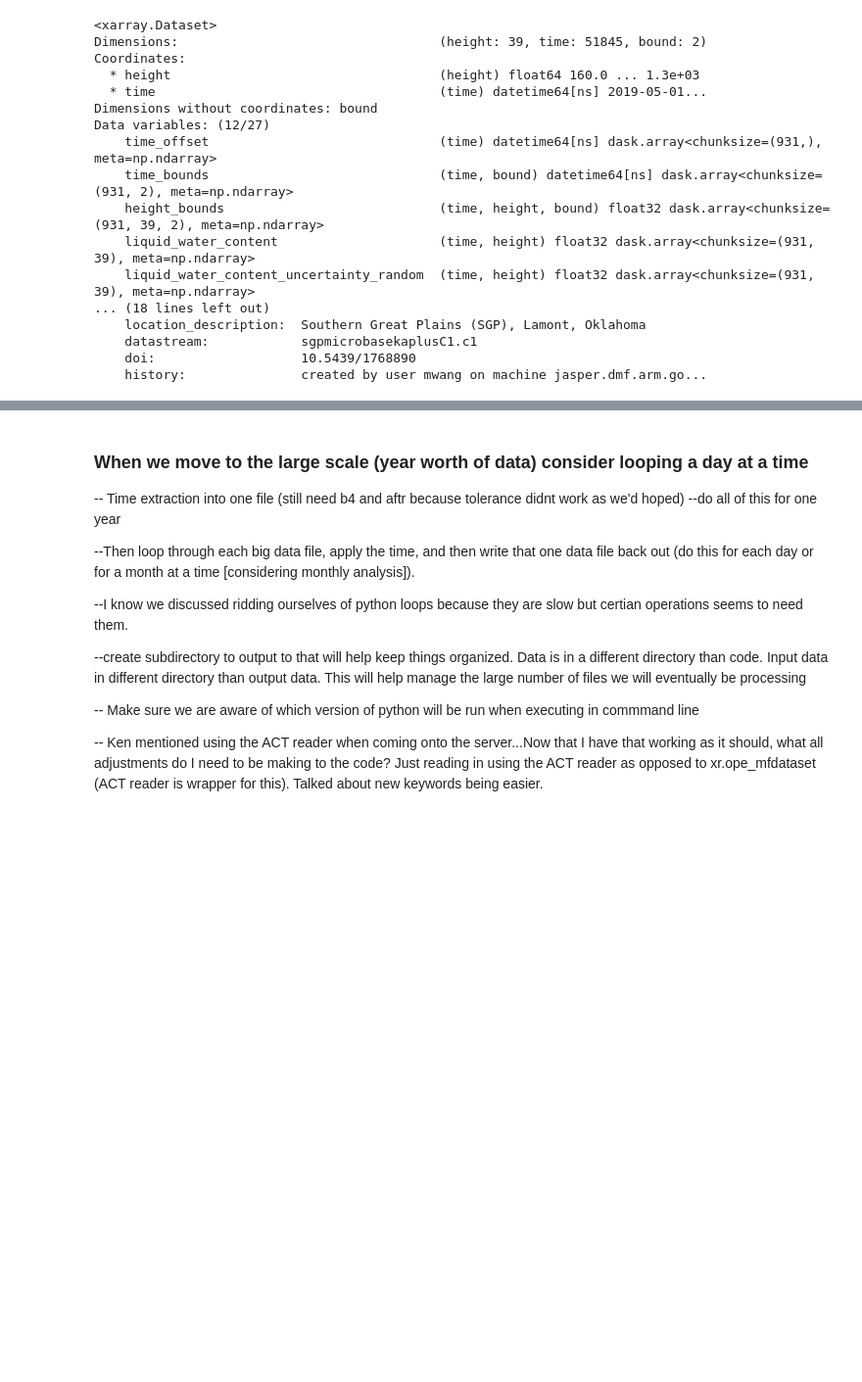
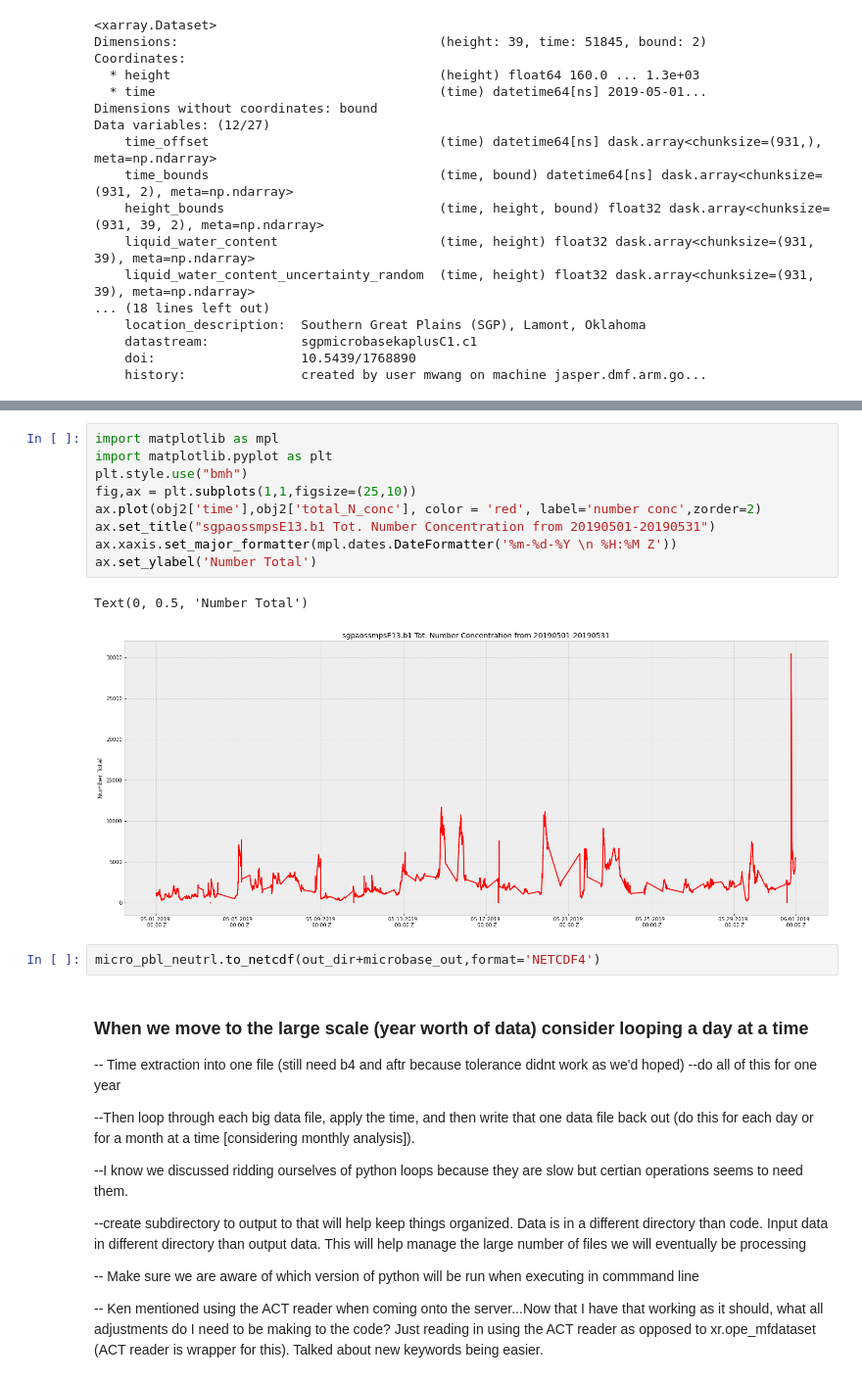
Before and after one commit to ReeseMishler/Work-File, a Jupyter notebook: TestBook.ipynb, the cells around one changed output, grey strips where cells are left out. Shown: that part at 98% size. Cells and saved outputs as stored; diff of their text form; blank space fills up the shorter version.

```diff
--- a/TestBook.ipynb
+++ b/TestBook.ipynb
@@ -549,3 +505,17 @@ micro_pbl_neutrl.to_netcdf(r'C:\Users\Reese\Desktop\AOS Proj Data\Ouput_Files\Mi
+# %%
+import matplotlib as mpl
+import matplotlib.pyplot as plt
+plt.style.use("bmh")
+fig,ax = plt.subplots(1,1,figsize=(25,10))
+ax.plot(obj2['time'],obj2['total_N_conc'], color = 'red', label='number conc',zorder=2)
+ax.set_title("sgpaossmpsE13.b1 Tot. Number Concentration from 20190501-20190531")
+ax.xaxis.set_major_formatter(mpl.dates.DateFormatter('%m-%d-%Y \n %H:%M Z'))
+ax.set_ylabel('Number Total')
+# %% [output]
+Text(0, 0.5, 'Number Total')
+[figure, added]
+# %%
+micro_pbl_neutrl.to_netcdf(out_dir+microbase_out,format='NETCDF4')
 # %% [markdown]
 ### When we move to the large scale (year worth of data) consider looping a day at a time
 -- Time extraction into one file (still need b4 and aftr because tolerance didnt work as we'd hoped) --do all of this for one year
```
Also changed, not shown: parts of 19 cells of this notebook.
